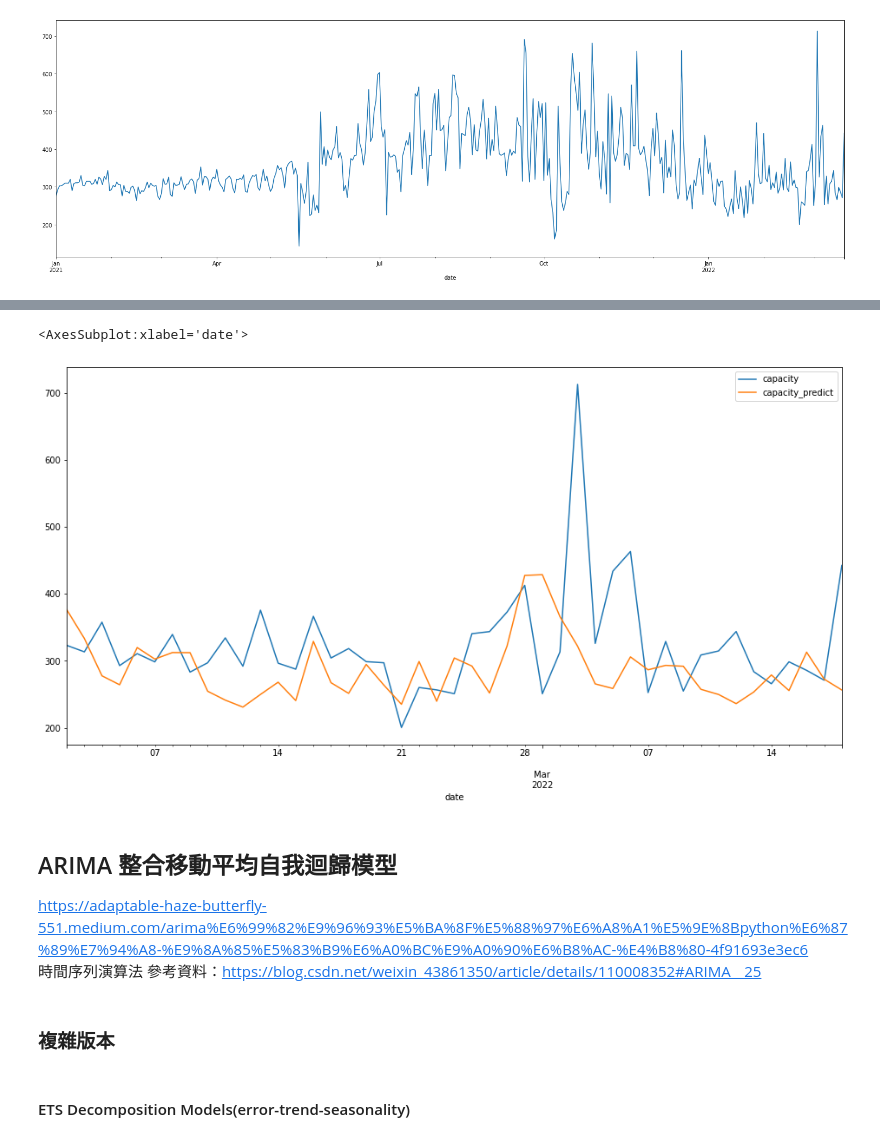
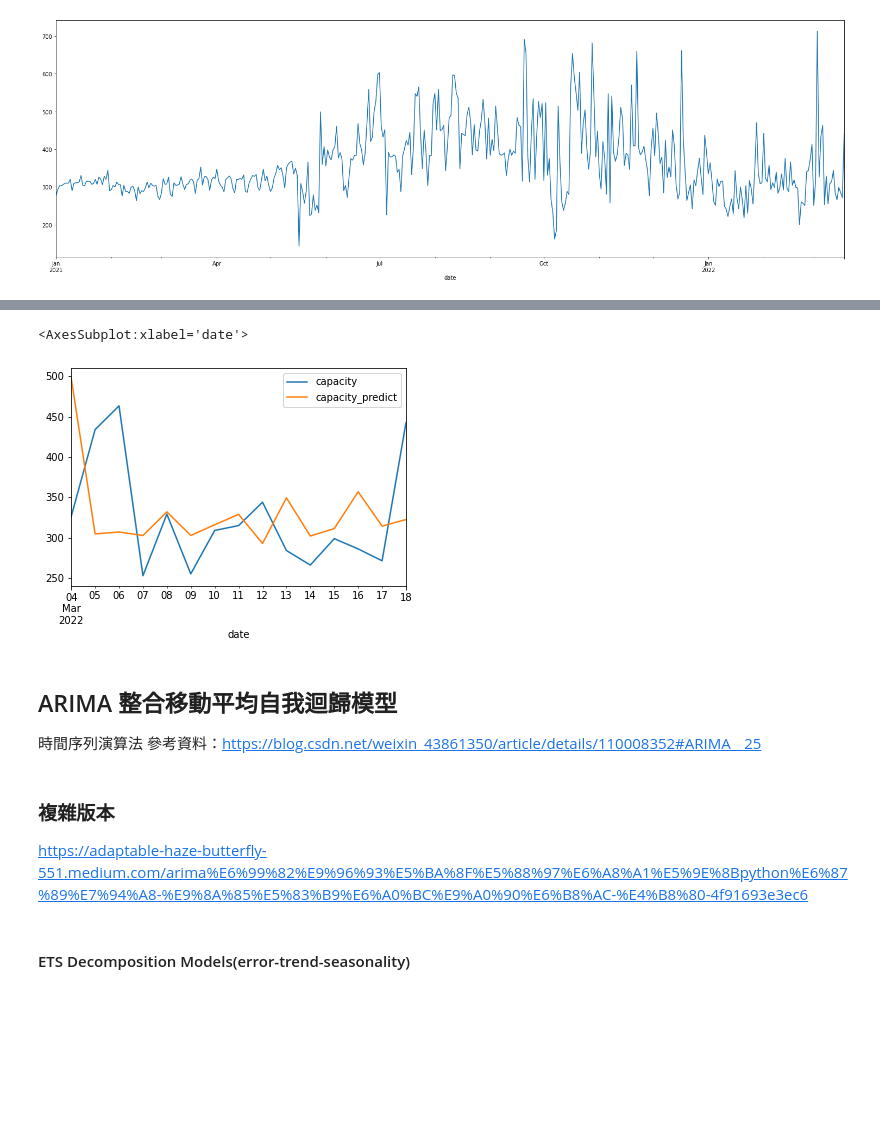
Before and after one commit to How-Wang/Electricity_Forecasting, a Jupyter notebook: DSAI_HW1_Electricity_Forecasting.ipynb, the cells around one changed output, grey strips where cells are left out. Saved outputs shown, nothing was run; the diff lists cells and outputs as text; code cells hidden in the pictures; blank space fills up the shorter version.

Commit message:
Add ARIMA diff version

```diff
--- a/DSAI_HW1_Electricity_Forecasting.ipynb
+++ b/DSAI_HW1_Electricity_Forecasting.ipynb
@@ -44,13 +44,14 @@ today_data['date'] = pd.to_datetime(today_data['date'])
 today_data['year']= pd.DatetimeIndex(today_data['date']).year
 today_data['month']= pd.DatetimeIndex(today_data['date']).month
 today_data['day']= pd.DatetimeIndex(today_data['date']).day
+today_data['day_of_week'] = today_data['date'].dt.dayofweek
 
 '''concat two files'''
 data_cat = pd.concat([past_data[:365],today_data])
 
 '''split training set and testing set'''
-train = data_cat[:-45]
-test = data_cat[-45:]
+train = data_cat[:-15]
+test = data_cat[-15:]
 
 # train.set_index('date',inplace=True)
 # test.set_index('date',inplace=True)
@@ -73,0 +116,2 @@ xgb_model = xgb.XGBRegressor(objective="reg:linear", random_state=42)
+# %%
+xgb_model.fit(X_train_list, Y_train_list)
@@ -73,0 +204,30 @@ xgb_model = xgb.XGBRegressor(objective="reg:linear", random_state=42)
+# %%
+# X_test_list =[]
+Y_test_list =[]
+y_test_pred_list =[]
+capacity_mean = round(float(train['capacity'].mean()),1)
+
+for i in range(len(test['date'])):
+  X = []
+  X_test_list =[]
+  Y = []
+  X.extend([test.iloc[i]['year'],test.iloc[i]['month'],test.iloc[i]['day'],test.iloc[i]['day_of_week']])
+
+  for last_day_index in range(1,8):
+    last_day = i - last_day_index
+    if last_day >= 0:
+      X.append(y_test_pred_list[last_day])
+    else:
+      X.append(train.iloc[-last_day]['capacity'])
+
+  Y.append(test.iloc[i]['capacity'])
+  X_test_list.append(X)
+  Y_test_list.append(Y)
+  # print(X_test_list)
+  y_test_pred = xgb_model.predict(X_test_list)
+  # print(y_test_pred)
+  y_test_pred_list.append(round(y_test_pred[0],1))
+
+X_test_list = np.array(X_test_list)
+Y_test_list = np.array(Y_test_list)
+print(y_test_pred_list)
@@ -73,0 +268,2 @@ xgb_model = xgb.XGBRegressor(objective="reg:linear", random_state=42)
+# %%
+xgb_model = xgb.XGBRegressor(objective="reg:linear", random_state=42)
@@ -183,16 +400,16 @@ test_result_df.head()
 # %%
 test_result_df.set_index('date',inplace=True)
-test_result_df.plot(label='test_data', figsize=(16,8))
+test_result_df.plot(label='test_data') # , figsize=(16,8)
 # %% [output]
 <AxesSubplot:xlabel='date'>
-[figure, old version]
+[figure, new version]
+# %% [markdown]
+## ARIMA 整合移動平均自我迴歸模型
+
+時間序列演算法 參考資料：https://blog.csdn.net/weixin_43861350/article/details/110008352#ARIMA__25
 # %% [markdown]
-## ARIMA 整合移動平均自我迴歸模型
-
+### 複雜版本
 https://adaptable-haze-butterfly-551.medium.com/arima%E6%99%82%E9%96%93%E5%BA%8F%E5%88%97%E6%A8%A1%E5%9E%8Bpython%E6%87%89%E7%94%A8-%E9%8A%85%E5%83%B9%E6%A0%BC%E9%A0%90%E6%B8%AC-%E4%B8%80-4f91693e3ec6
-時間序列演算法 參考資料：https://blog.csdn.net/weixin_43861350/article/details/110008352#ARIMA__25
-# %% [markdown]
-### 複雜版本
 # %% [markdown]
 #### ETS Decomposition Models(error-trend-seasonality)
 # %%
```
Also changed, not shown: parts of 45 cells of this notebook.
